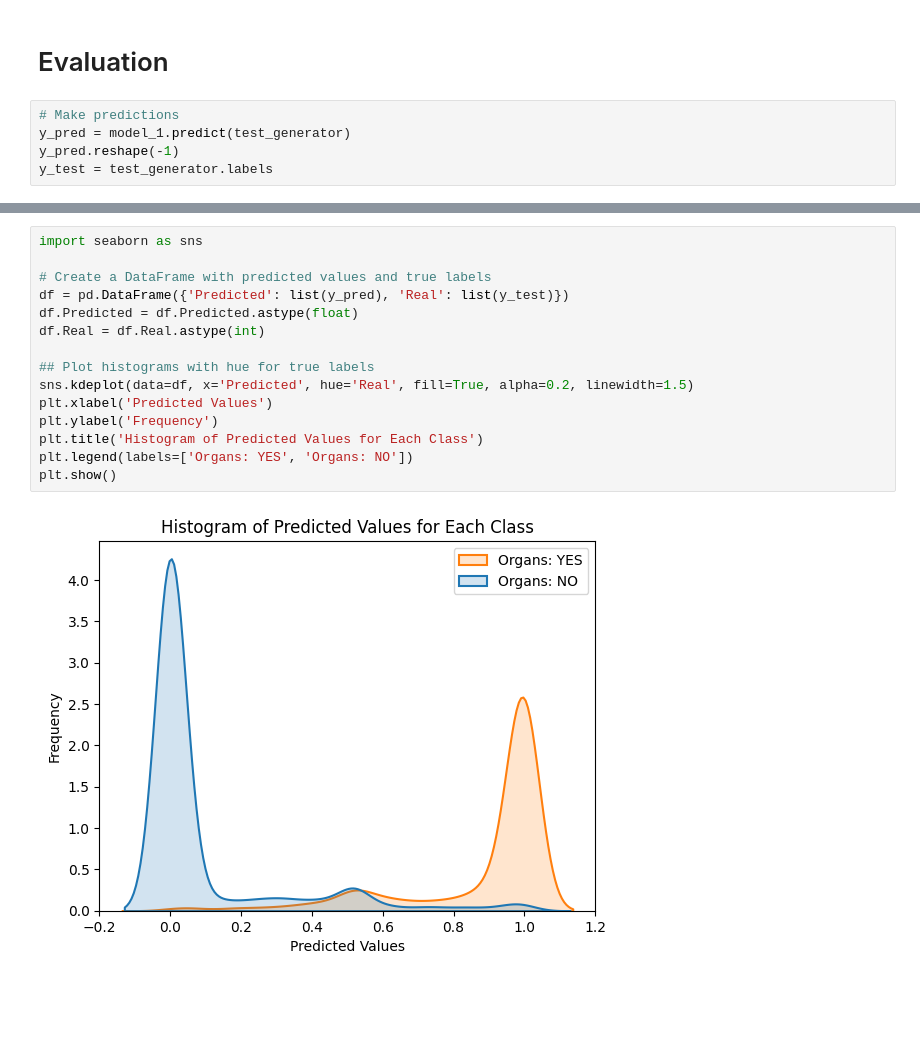
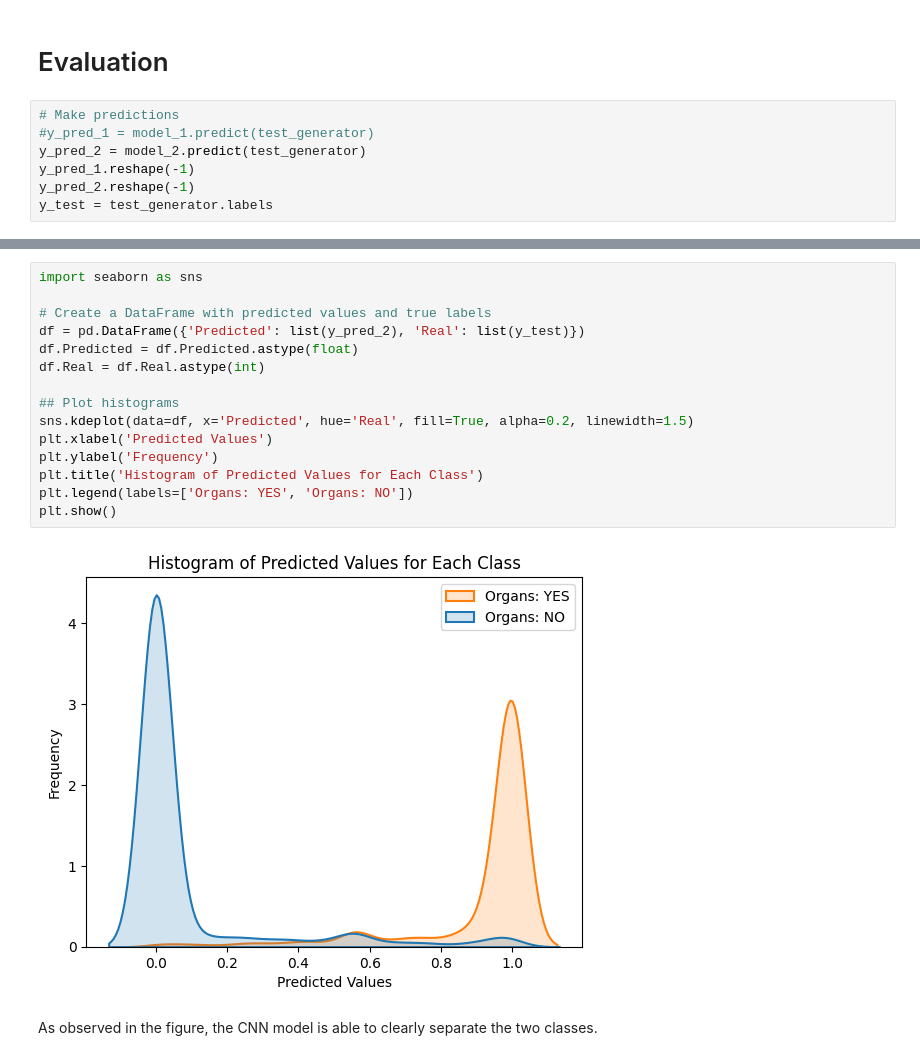
Before and after one commit to diwalsh/Medical-Imaging-Segmentation-Application, a Jupyter notebook: cnn_classification_resnet.ipynb, the cells around one changed output, grey strips where cells are left out. Drawn from its saved outputs; the diff is of its cells as text; blank space fills up the shorter version.

```diff
--- a/cnn_classification_resnet.ipynb
+++ b/cnn_classification_resnet.ipynb
@@ -269,7 +272,9 @@ model_2 = load_model('resnet50v2_nn256_lr0001_relu_batch32_epoch30.keras')
 # Evaluation
 # %%
 # Make predictions
-y_pred = model_1.predict(test_generator)
-y_pred.reshape(-1)
+#y_pred_1 = model_1.predict(test_generator)
+y_pred_2 = model_2.predict(test_generator)
+y_pred_1.reshape(-1)
+y_pred_2.reshape(-1)
 y_test = test_generator.labels
 # %% [output]
@@ -313,17 +320,19 @@ Normalized confusion matrix
 # %%
 import seaborn as sns
 
 # Create a DataFrame with predicted values and true labels
-df = pd.DataFrame({'Predicted': list(y_pred), 'Real': list(y_test)})
+df = pd.DataFrame({'Predicted': list(y_pred_2), 'Real': list(y_test)})
 df.Predicted = df.Predicted.astype(float)
 df.Real = df.Real.astype(int)
 
-## Plot histograms with hue for true labels
+## Plot histograms
 sns.kdeplot(data=df, x='Predicted', hue='Real', fill=True, alpha=0.2, linewidth=1.5)
 plt.xlabel('Predicted Values')
 plt.ylabel('Frequency')
 plt.title('Histogram of Predicted Values for Each Class')
 plt.legend(labels=['Organs: YES', 'Organs: NO'])
 plt.show()
 # %% [output]
-[figure, old version]
+[figure, new version]
+# %% [markdown]
+As observed in the figure, the CNN model is able to clearly separate the two classes.
```
Also changed, not shown: parts of 6 cells of this notebook.
